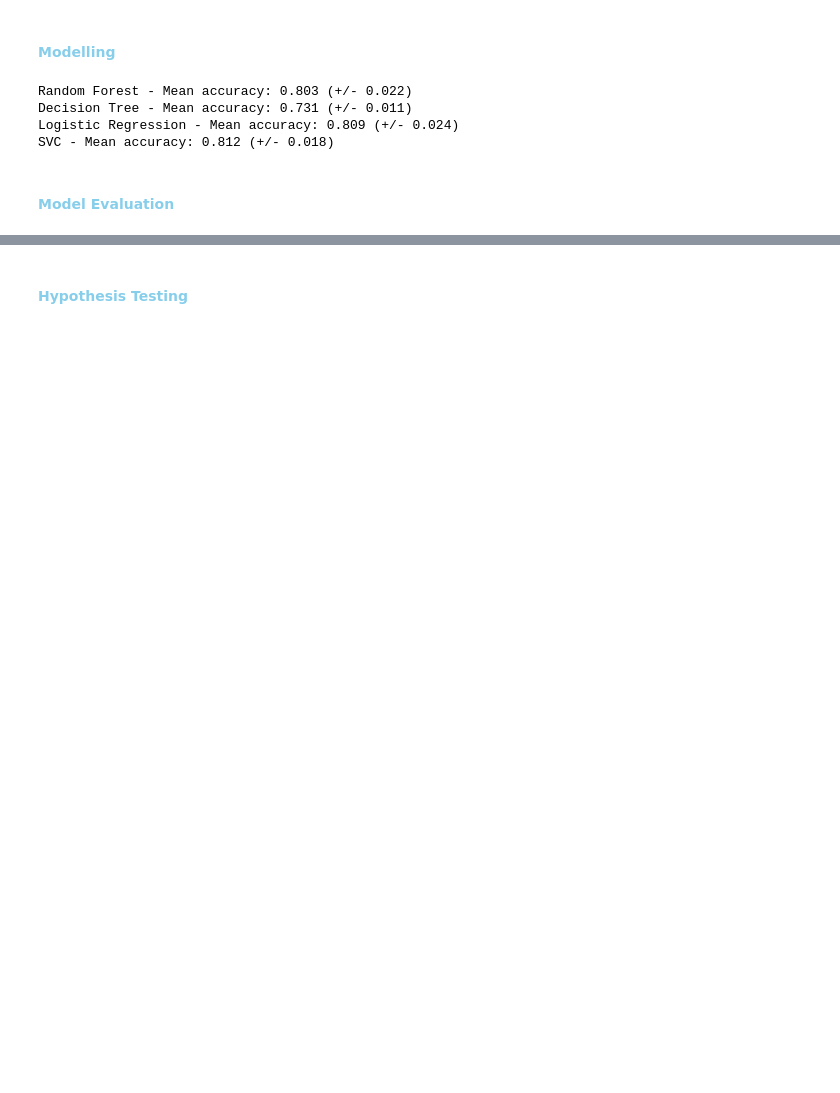
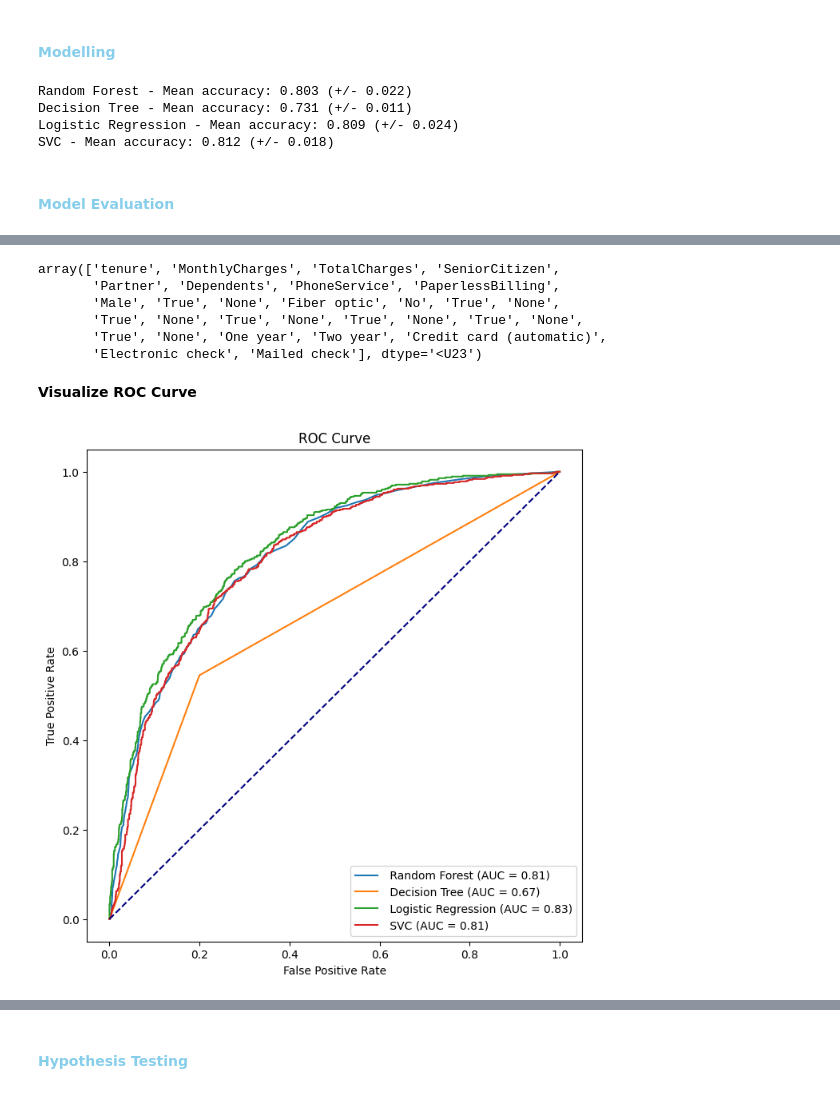
Before and after one commit to Ogoms/Customer-Churn-Prediction, a Jupyter notebook: Notebook/main.ipynb, the cells around one changed output, grey strips where cells are left out. Saved outputs shown, nothing was run; the diff lists cells and outputs as text; code cells hidden in the pictures; blank space fills up the shorter version.

```diff
--- a/Notebook/main.ipynb
+++ b/Notebook/main.ipynb
@@ -1549,0 +1665,16 @@ weighted avg       0.78      0.79      0.78      2043
+# %%
+# Run cross-validation
+
+models = {
+    'Random Forest': rf_pipeline,
+    'Decision Tree': dt_pipeline,
+    'Logistic Regression': lr_pipeline,
+    'SVC': svc_pipeline
+
+}
+
+
+
+for name, model in models.items():
+    scores = cross_val_score(model, X_train, y_train, cv=5, scoring='f1_weighted')
+    print(f"{name} - Mean F1 score: {scores.mean():.3f} (+/- {scores.std() * 2:.3f})")
@@ -1549,0 +1758,11 @@ weighted avg       0.78      0.79      0.78      2043
+# %%
+feature_columns = rf_pipeline.named_steps['preprocessor'].get_feature_names_out ()
+feature_columns = np.array([col.split ('_')[-1] for col in feature_columns])
+feature_columns
+# %% [output]
+array(['tenure', 'MonthlyCharges', 'TotalCharges', 'SeniorCitizen',
+       'Partner', 'Dependents', 'PhoneService', 'PaperlessBilling',
+       'Male', 'True', 'None', 'Fiber optic', 'No', 'True', 'None',
+       'True', 'None', 'True', 'None', 'True', 'None', 'True', 'None',
+       'True', 'None', 'One year', 'Two year', 'Credit card (automatic)',
+       'Electronic check', 'Mailed check'], dtype='<U23')
@@ -1549,0 +1777,30 @@ weighted avg       0.78      0.79      0.78      2043
+# %% [markdown]
+**Visualize ROC Curve**
+# %%
+roc_curve_data = {}
+
+fig, ax = plt.subplots(figsize = (8,8))
+
+for name, model in models.items():
+    y_pred_proba = model.predict_proba(X_eval)[:, 1]
+    fpr, tpr, thresholds = roc_curve(y_eval, y_pred_proba)
+    roc_auc = roc_auc_score(y_eval, y_pred_proba)
+    roc_curve_df = pd.DataFrame({
+        'False Positive Rate': fpr,
+        'True Positive Rate': tpr,
+        'Threshold': thresholds,
+    })
+    roc_curve_data [name] = roc_curve_df
+    ax.plot (fpr, tpr, label = f' {name} (AUC = {roc_auc:.2f})')
+
+# Set the title and labels
+ax.plot([0,1],[0,1], color= 'navy', linestyle= '--',)
+ax.set_title("ROC Curve")
+ax.set_xlabel("False Positive Rate")
+ax.set_ylabel("True Positive Rate")
+ax.legend(loc="lower right")
+
+# Show the plot
+plt.show()
+# %% [output]
+[figure, added]
```
Also changed, not shown: parts of 30 cells of this notebook.
